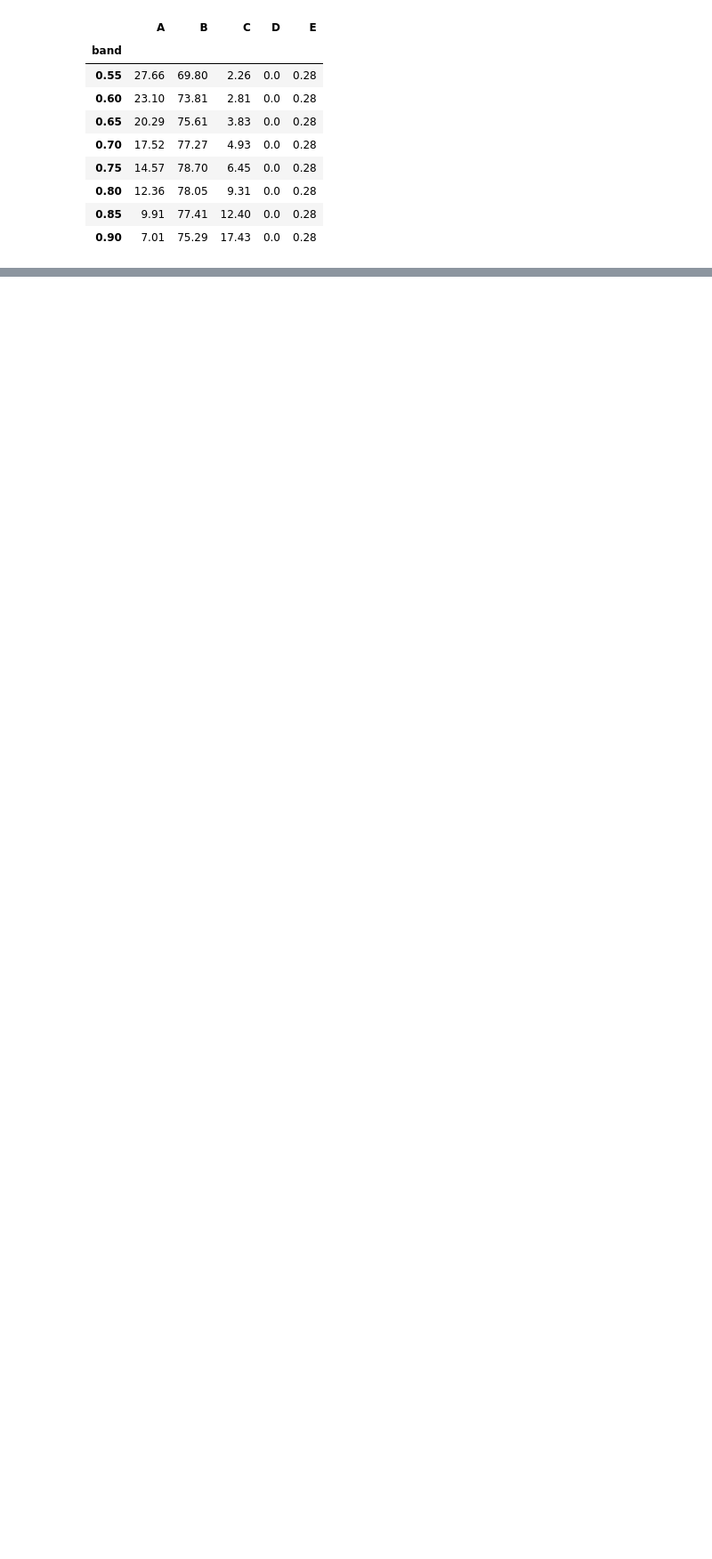
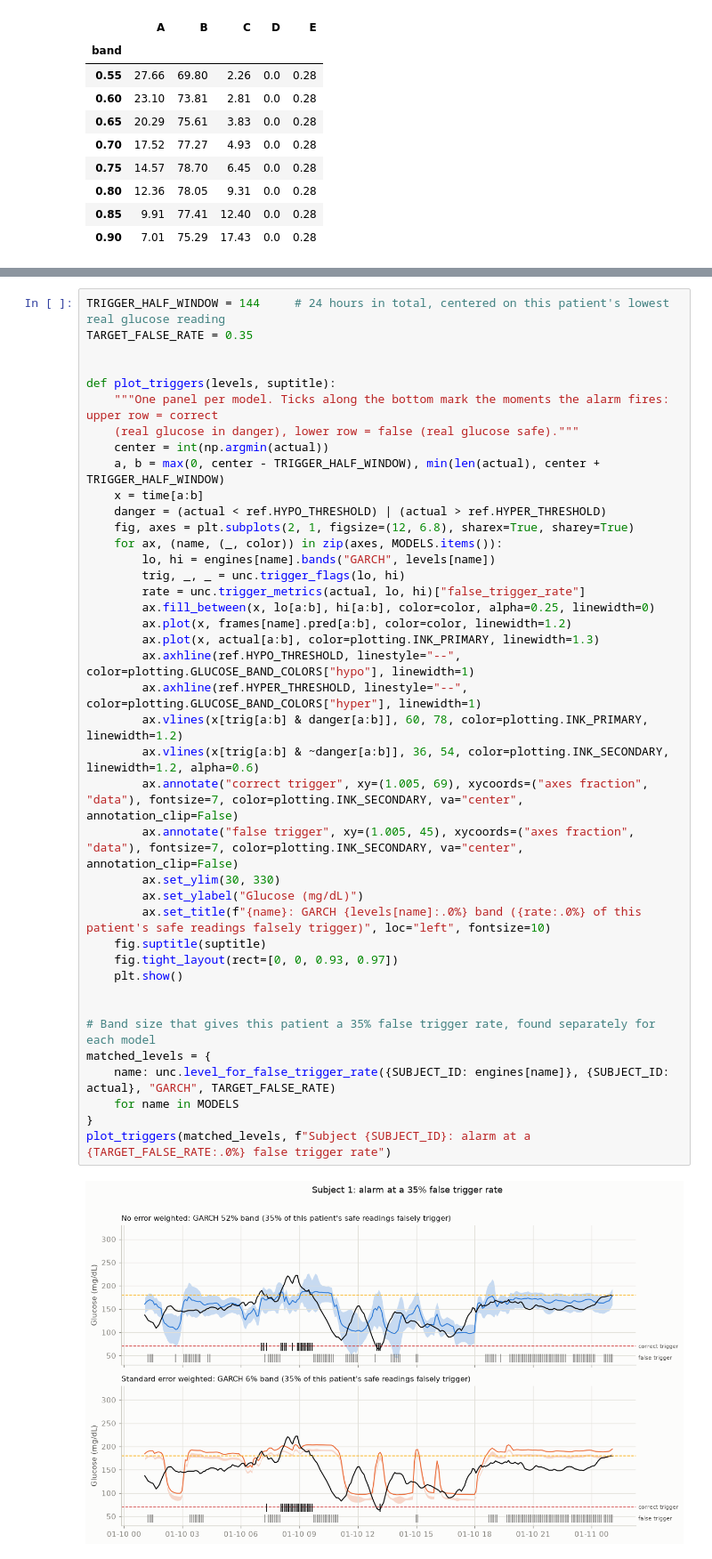
Before and after one commit to TomerWeissman/azt1d-analysis, a Jupyter notebook: notebooks_2/02_one_patient_view.ipynb, the cells around one changed output, grey strips where cells are left out. Shown at 89% size. Cells and saved outputs as stored; diff of their text form; blank space fills up the shorter version.

Commit message:
Add alarm trigger plots and Clarke zone descriptions to one-patient view
Co-Authored-By: Claude Sonnet 5 <noreply@anthropic.com>

```diff
--- a/notebooks_2/02_one_patient_view.ipynb
+++ b/notebooks_2/02_one_patient_view.ipynb
@@ -173,0 +184,42 @@ trend_standard.round(2)
+# %%
+TRIGGER_HALF_WINDOW = 144     # 24 hours in total, centered on this patient's lowest real glucose reading
+TARGET_FALSE_RATE = 0.35
+
+
+def plot_triggers(levels, suptitle):
+    """One panel per model. Ticks along the bottom mark the moments the alarm fires: upper row = correct
+    (real glucose in danger), lower row = false (real glucose safe)."""
+    center = int(np.argmin(actual))
+    a, b = max(0, center - TRIGGER_HALF_WINDOW), min(len(actual), center + TRIGGER_HALF_WINDOW)
+    x = time[a:b]
+    danger = (actual < ref.HYPO_THRESHOLD) | (actual > ref.HYPER_THRESHOLD)
+    fig, axes = plt.subplots(2, 1, figsize=(12, 6.8), sharex=True, sharey=True)
+    for ax, (name, (_, color)) in zip(axes, MODELS.items()):
+        lo, hi = engines[name].bands("GARCH", levels[name])
+        trig, _, _ = unc.trigger_flags(lo, hi)
+        rate = unc.trigger_metrics(actual, lo, hi)["false_trigger_rate"]
+        ax.fill_between(x, lo[a:b], hi[a:b], color=color, alpha=0.25, linewidth=0)
+        ax.plot(x, frames[name].pred[a:b], color=color, linewidth=1.2)
+        ax.plot(x, actual[a:b], color=plotting.INK_PRIMARY, linewidth=1.3)
+        ax.axhline(ref.HYPO_THRESHOLD, linestyle="--", color=plotting.GLUCOSE_BAND_COLORS["hypo"], linewidth=1)
+        ax.axhline(ref.HYPER_THRESHOLD, linestyle="--", color=plotting.GLUCOSE_BAND_COLORS["hyper"], linewidth=1)
+        ax.vlines(x[trig[a:b] & danger[a:b]], 60, 78, color=plotting.INK_PRIMARY, linewidth=1.2)
+        ax.vlines(x[trig[a:b] & ~danger[a:b]], 36, 54, color=plotting.INK_SECONDARY, linewidth=1.2, alpha=0.6)
+        ax.annotate("correct trigger", xy=(1.005, 69), xycoords=("axes fraction", "data"), fontsize=7, color=plotting.INK_SECONDARY, va="center", annotation_clip=False)
+        ax.annotate("false trigger", xy=(1.005, 45), xycoords=("axes fraction", "data"), fontsize=7, color=plotting.INK_SECONDARY, va="center", annotation_clip=False)
+        ax.set_ylim(30, 330)
+        ax.set_ylabel("Glucose (mg/dL)")
+        ax.set_title(f"{name}: GARCH {levels[name]:.0%} band ({rate:.0%} of this patient's safe readings falsely trigger)", loc="left", fontsize=10)
+    fig.suptitle(suptitle)
+    fig.tight_layout(rect=[0, 0, 0.93, 0.97])
+    plt.show()
+
+
+# Band size that gives this patient a 35% false trigger rate, found separately for each model
+matched_levels = {
+    name: unc.level_for_false_trigger_rate({SUBJECT_ID: engines[name]}, {SUBJECT_ID: actual}, "GARCH", TARGET_FALSE_RATE)
+    for name in MODELS
+}
+plot_triggers(matched_levels, f"Subject {SUBJECT_ID}: alarm at a {TARGET_FALSE_RATE:.0%} false trigger rate")
+# %% [output]
+[figure, added]
```
Also changed, not shown: parts of 3 cells of this notebook, 1 other file.
